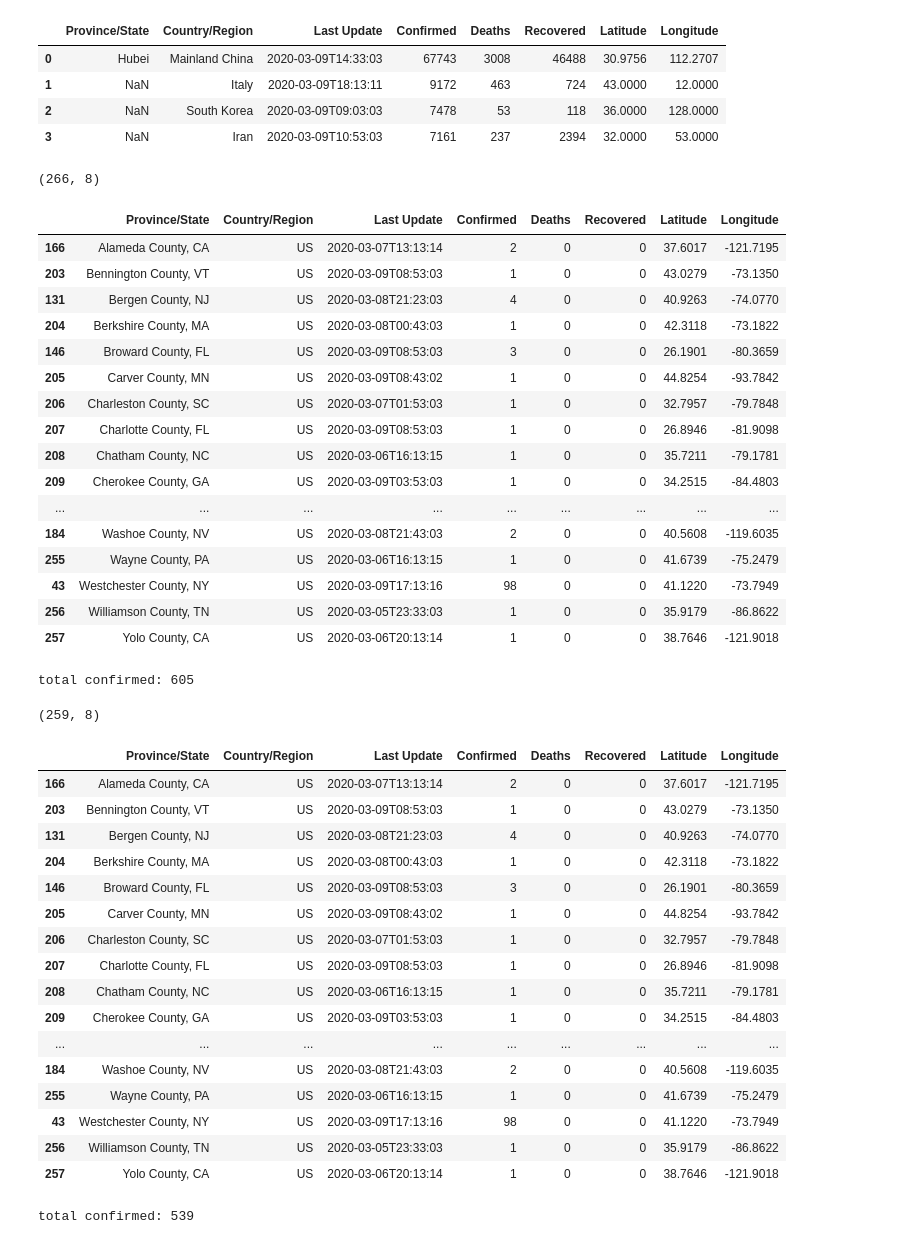
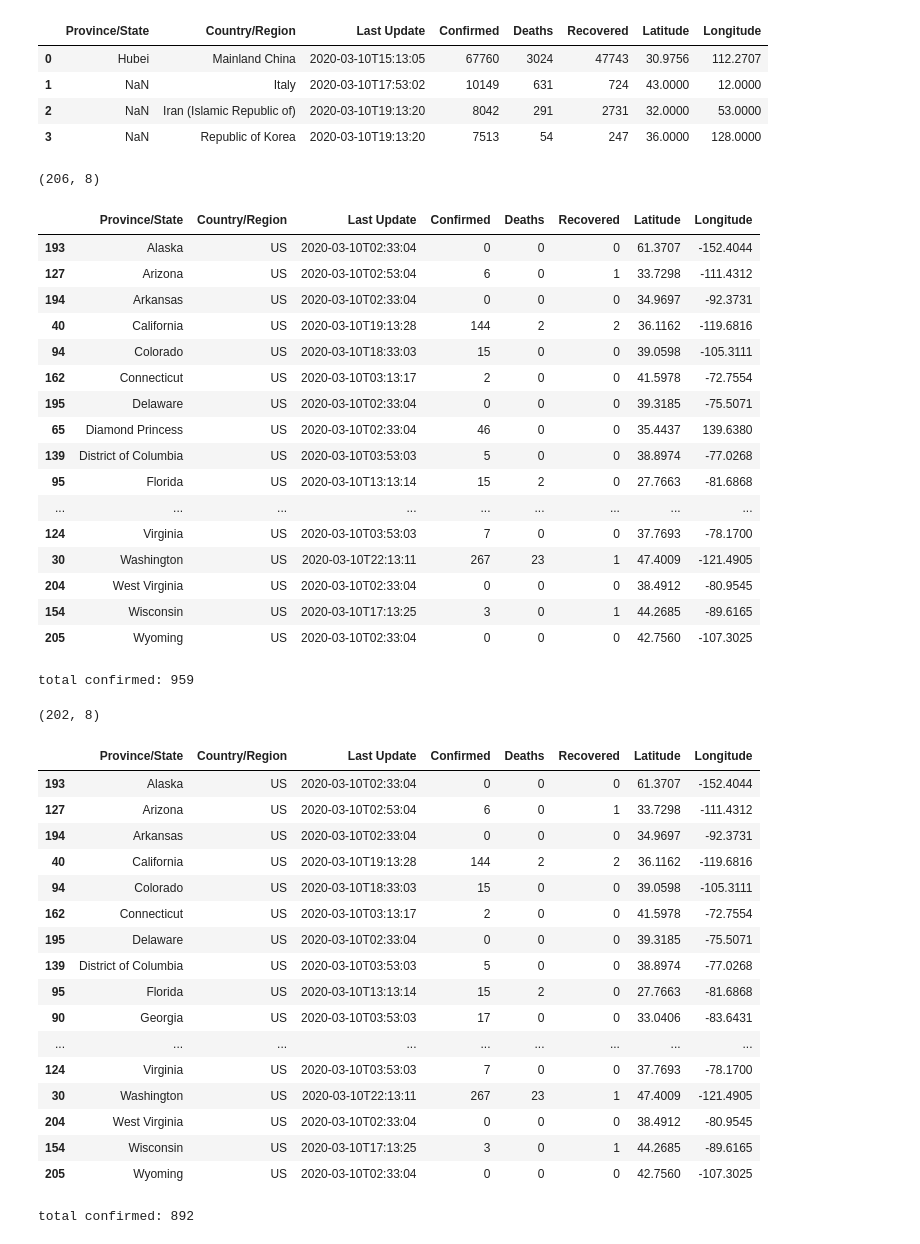
Before and after one commit to che220/covid-19, a Jupyter notebook: confirmed_cases_daily.ipynb, the cells around one changed output. Saved outputs shown, nothing was run; the diff lists cells and outputs as text; code cells hidden in the pictures.

```diff
--- a/confirmed_cases_daily.ipynb
+++ b/confirmed_cases_daily.ipynb
@@ -38,18 +38,18 @@ pd.__version__
 # %%
 # on Github, open CSV file and click on 'Raw'. Copy URL
 
-filename = '03-09-2020.csv'
+filename = '03-10-2020.csv'
 data_url = 'https://raw.githubusercontent.com/CSSEGISandData/COVID-19/master/csse_covid_19_data/csse_covid_19_daily_reports/'+filename
 orig_ts_df = pd.read_csv(data_url)
 display(orig_ts_df.head(4))
 print(orig_ts_df.shape)
 # %% [output]
 |  | Province/State | Country/Region | Last Update | Confirmed | Deaths | Recovered | Latitude | Longitude |
-| 0 | Hubei | Mainland China | 2020-03-09T14:33:03 | 67743 | 3008 | 46488 | 30.9756 | 112.2707 |
-| 1 | NaN | Italy | 2020-03-09T18:13:11 | 9172 | 463 | 724 | 43.0000 | 12.0000 |
-| 2 | NaN | South Korea | 2020-03-09T09:03:03 | 7478 | 53 | 118 | 36.0000 | 128.0000 |
-| 3 | NaN | Iran | 2020-03-09T10:53:03 | 7161 | 237 | 2394 | 32.0000 | 53.0000 |
+| 0 | Hubei | Mainland China | 2020-03-10T15:13:05 | 67760 | 3024 | 47743 | 30.9756 | 112.2707 |
+| 1 | NaN | Italy | 2020-03-10T17:53:02 | 10149 | 631 | 724 | 43.0000 | 12.0000 |
+| 2 | NaN | Iran (Islamic Republic of) | 2020-03-10T19:13:20 | 8042 | 291 | 2731 | 32.0000 | 53.0000 |
+| 3 | NaN | Republic of Korea | 2020-03-10T19:13:20 | 7513 | 54 | 247 | 36.0000 | 128.0000 |
-(266, 8)
+(206, 8)
 # %%
 orig_us_df = orig_ts_df[orig_ts_df['Country/Region'] == 'US'].copy()
 orig_us_df = orig_us_df.sort_values(['Country/Region', 'Province/State'])
@@ -57,30 +57,30 @@ display(orig_us_df)
 print("total confirmed:", orig_us_df.Confirmed.sum())
 # %% [output]
 |  | Province/State | Country/Region | Last Update | Confirmed | Deaths | Recovered | Latitude | Longitude |
-| 166 | Alameda County, CA | US | 2020-03-07T13:13:14 | 2 | 0 | 0 | 37.6017 | -121.7195 |
-| 203 | Bennington County, VT | US | 2020-03-09T08:53:03 | 1 | 0 | 0 | 43.0279 | -73.1350 |
-| 131 | Bergen County, NJ | US | 2020-03-08T21:23:03 | 4 | 0 | 0 | 40.9263 | -74.0770 |
-| 204 | Berkshire County, MA | US | 2020-03-08T00:43:03 | 1 | 0 | 0 | 42.3118 | -73.1822 |
-| 146 | Broward County, FL | US | 2020-03-09T08:53:03 | 3 | 0 | 0 | 26.1901 | -80.3659 |
-| 205 | Carver County, MN | US | 2020-03-09T08:43:02 | 1 | 0 | 0 | 44.8254 | -93.7842 |
-| 206 | Charleston County, SC | US | 2020-03-07T01:53:03 | 1 | 0 | 0 | 32.7957 | -79.7848 |
-| 207 | Charlotte County, FL | US | 2020-03-09T08:53:03 | 1 | 0 | 0 | 26.8946 | -81.9098 |
-| 208 | Chatham County, NC | US | 2020-03-06T16:13:15 | 1 | 0 | 0 | 35.7211 | -79.1781 |
-| 209 | Cherokee County, GA | US | 2020-03-09T03:53:03 | 1 | 0 | 0 | 34.2515 | -84.4803 |
+| 193 | Alaska | US | 2020-03-10T02:33:04 | 0 | 0 | 0 | 61.3707 | -152.4044 |
+| 127 | Arizona | US | 2020-03-10T02:53:04 | 6 | 0 | 1 | 33.7298 | -111.4312 |
+| 194 | Arkansas | US | 2020-03-10T02:33:04 | 0 | 0 | 0 | 34.9697 | -92.3731 |
+| 40 | California | US | 2020-03-10T19:13:28 | 144 | 2 | 2 | 36.1162 | -119.6816 |
+| 94 | Colorado | US | 2020-03-10T18:33:03 | 15 | 0 | 0 | 39.0598 | -105.3111 |
+| 162 | Connecticut | US | 2020-03-10T03:13:17 | 2 | 0 | 0 | 41.5978 | -72.7554 |
+| 195 | Delaware | US | 2020-03-10T02:33:04 | 0 | 0 | 0 | 39.3185 | -75.5071 |
+| 65 | Diamond Princess | US | 2020-03-10T02:33:04 | 46 | 0 | 0 | 35.4437 | 139.6380 |
+| 139 | District of Columbia | US | 2020-03-10T03:53:03 | 5 | 0 | 0 | 38.8974 | -77.0268 |
+| 95 | Florida | US | 2020-03-10T13:13:14 | 15 | 2 | 0 | 27.7663 | -81.6868 |
 | ... | ... | ... | ... | ... | ... | ... | ... | ... |
-| 184 | Washoe County, NV | US | 2020-03-08T21:43:03 | 2 | 0 | 0 | 40.5608 | -119.6035 |
-| 255 | Wayne County, PA | US | 2020-03-06T16:13:15 | 1 | 0 | 0 | 41.6739 | -75.2479 |
-| 43 | Westchester County, NY | US | 2020-03-09T17:13:16 | 98 | 0 | 0 | 41.1220 | -73.7949 |
-| 256 | Williamson County, TN | US | 2020-03-05T23:33:03 | 1 | 0 | 0 | 35.9179 | -86.8622 |
-| 257 | Yolo County, CA | US | 2020-03-06T20:13:14 | 1 | 0 | 0 | 38.7646 | -121.9018 |
+| 124 | Virginia | US | 2020-03-10T03:53:03 | 7 | 0 | 0 | 37.7693 | -78.1700 |
+| 30 | Washington | US | 2020-03-10T22:13:11 | 267 | 23 | 1 | 47.4009 | -121.4905 |
+| 204 | West Virginia | US | 2020-03-10T02:33:04 | 0 | 0 | 0 | 38.4912 | -80.9545 |
+| 154 | Wisconsin | US | 2020-03-10T17:13:25 | 3 | 0 | 1 | 44.2685 | -89.6165 |
+| 205 | Wyoming | US | 2020-03-10T02:33:04 | 0 | 0 | 0 | 42.7560 | -107.3025 |
-total confirmed: 605
+total confirmed: 959
 # %%
 ts_df = orig_ts_df[~orig_ts_df['Province/State'].astype(str).map(lambda x: re.search('Diamond Princess', x) is not None)]
 ts_df = ts_df[~ts_df['Province/State'].astype(str).map(lambda x: re.search('Grand Princess', x) is not None)]
 ts_df = ts_df.sort_values(['Country/Region', 'Province/State'])
 print(ts_df.shape)
 # %% [output]
-(259, 8)
+(202, 8)
 # %%
 us_df = ts_df[ts_df['Country/Region'] == 'US'].copy()
 us_df = us_df.sort_values(['Country/Region', 'Province/State'])
@@ -88,23 +88,23 @@ display(us_df)
 print('total confirmed:', us_df.Confirmed.sum())
 # %% [output]
 |  | Province/State | Country/Region | Last Update | Confirmed | Deaths | Recovered | Latitude | Longitude |
-| 166 | Alameda County, CA | US | 2020-03-07T13:13:14 | 2 | 0 | 0 | 37.6017 | -121.7195 |
-| 203 | Bennington County, VT | US | 2020-03-09T08:53:03 | 1 | 0 | 0 | 43.0279 | -73.1350 |
-| 131 | Bergen County, NJ | US | 2020-03-08T21:23:03 | 4 | 0 | 0 | 40.9263 | -74.0770 |
-| 204 | Berkshire County, MA | US | 2020-03-08T00:43:03 | 1 | 0 | 0 | 42.3118 | -73.1822 |
-| 146 | Broward County, FL | US | 2020-03-09T08:53:03 | 3 | 0 | 0 | 26.1901 | -80.3659 |
-| 205 | Carver County, MN | US | 2020-03-09T08:43:02 | 1 | 0 | 0 | 44.8254 | -93.7842 |
-| 206 | Charleston County, SC | US | 2020-03-07T01:53:03 | 1 | 0 | 0 | 32.7957 | -79.7848 |
-| 207 | Charlotte County, FL | US | 2020-03-09T08:53:03 | 1 | 0 | 0 | 26.8946 | -81.9098 |
-| 208 | Chatham County, NC | US | 2020-03-06T16:13:15 | 1 | 0 | 0 | 35.7211 | -79.1781 |
-| 209 | Cherokee County, GA | US | 2020-03-09T03:53:03 | 1 | 0 | 0 | 34.2515 | -84.4803 |
+| 193 | Alaska | US | 2020-03-10T02:33:04 | 0 | 0 | 0 | 61.3707 | -152.4044 |
+| 127 | Arizona | US | 2020-03-10T02:53:04 | 6 | 0 | 1 | 33.7298 | -111.4312 |
+| 194 | Arkansas | US | 2020-03-10T02:33:04 | 0 | 0 | 0 | 34.9697 | -92.3731 |
+| 40 | California | US | 2020-03-10T19:13:28 | 144 | 2 | 2 | 36.1162 | -119.6816 |
+| 94 | Colorado | US | 2020-03-10T18:33:03 | 15 | 0 | 0 | 39.0598 | -105.3111 |
+| 162 | Connecticut | US | 2020-03-10T03:13:17 | 2 | 0 | 0 | 41.5978 | -72.7554 |
+| 195 | Delaware | US | 2020-03-10T02:33:04 | 0 | 0 | 0 | 39.3185 | -75.5071 |
+| 139 | District of Columbia | US | 2020-03-10T03:53:03 | 5 | 0 | 0 | 38.8974 | -77.0268 |
+| 95 | Florida | US | 2020-03-10T13:13:14 | 15 | 2 | 0 | 27.7663 | -81.6868 |
+| 90 | Georgia | US | 2020-03-10T03:53:03 | 17 | 0 | 0 | 33.0406 | -83.6431 |
 | ... | ... | ... | ... | ... | ... | ... | ... | ... |
-| 184 | Washoe County, NV | US | 2020-03-08T21:43:03 | 2 | 0 | 0 | 40.5608 | -119.6035 |
-| 255 | Wayne County, PA | US | 2020-03-06T16:13:15 | 1 | 0 | 0 | 41.6739 | -75.2479 |
-| 43 | Westchester County, NY | US | 2020-03-09T17:13:16 | 98 | 0 | 0 | 41.1220 | -73.7949 |
-| 256 | Williamson County, TN | US | 2020-03-05T23:33:03 | 1 | 0 | 0 | 35.9179 | -86.8622 |
-| 257 | Yolo County, CA | US | 2020-03-06T20:13:14 | 1 | 0 | 0 | 38.7646 | -121.9018 |
+| 124 | Virginia | US | 2020-03-10T03:53:03 | 7 | 0 | 0 | 37.7693 | -78.1700 |
+| 30 | Washington | US | 2020-03-10T22:13:11 | 267 | 23 | 1 | 47.4009 | -121.4905 |
+| 204 | West Virginia | US | 2020-03-10T02:33:04 | 0 | 0 | 0 | 38.4912 | -80.9545 |
+| 154 | Wisconsin | US | 2020-03-10T17:13:25 | 3 | 0 | 1 | 44.2685 | -89.6165 |
+| 205 | Wyoming | US | 2020-03-10T02:33:04 | 0 | 0 | 0 | 42.7560 | -107.3025 |
-total confirmed: 539
+total confirmed: 892
 # %%
 countries = ['Mainland China', 'US', 'Italy', 'South Korea', 'Germany', 'France', 'Iran']
 
```
Also changed, not shown: parts of 2 cells of this notebook, 1 other file.
